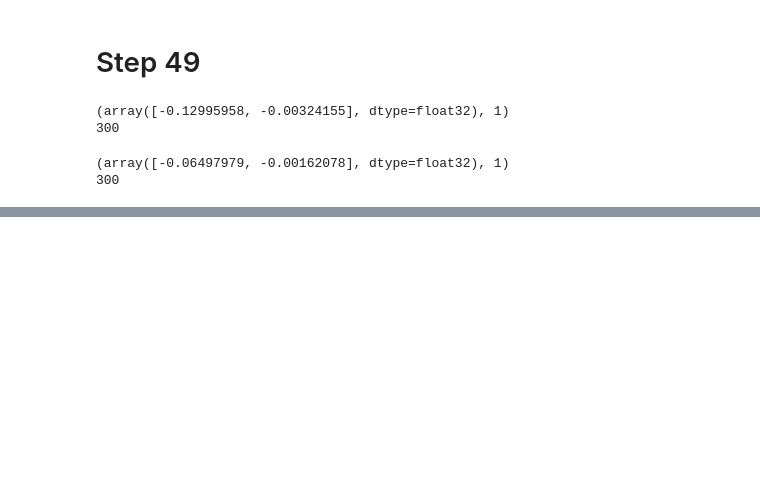
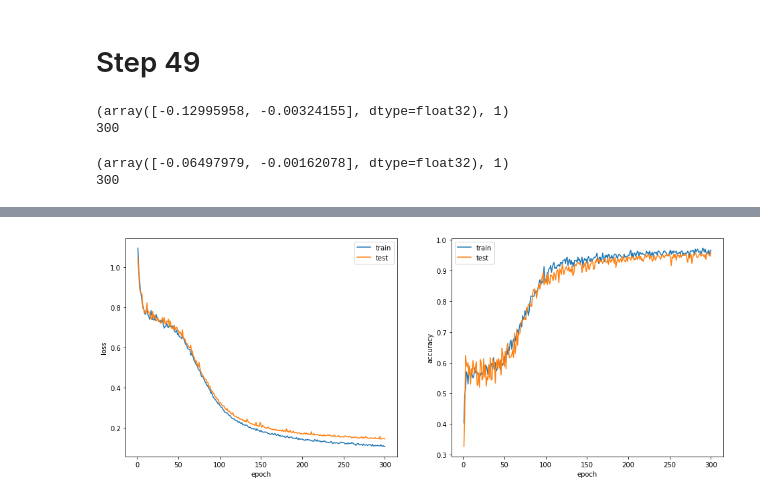
Before and after one commit to Euijune/DL_from_scratch, a Jupyter notebook: Step 49 ~ 50.ipynb, the cells around one changed output, grey strips where cells are left out. Cells and saved outputs as stored; diff of their text form; code cells hidden in the pictures; blank space fills up the shorter version.

Commit message:
Add DataLoader, Accuracy

```diff
--- a/Step 49 ~ 50.ipynb
+++ b/Step 49 ~ 50.ipynb
@@ -32,0 +78,8 @@ print(len(train_set))
+# %%
+import numpy as np
+import dezero.functions as F
+
+y = np.array([[0.2, 0.8, 0], [0.1, 0.9, 0], [0.8, 0.1, 0.1]])
+t = np.array([1,2,0])
+acc = F.accuracy(y, t)
+print(acc)
@@ -32,0 +174,22 @@ print(len(train_set))
+# %%
+import matplotlib.pyplot as plt
+
+plt.figure(figsize=(16, 6))
+
+plt.subplot(121)
+plt.xlabel('epoch')
+plt.ylabel('loss')
+plt.plot(np.arange(1, 301), save_loss_train, label='train')
+plt.plot(np.arange(1, 301), save_loss_test, label='test')
+plt.legend()
+
+plt.subplot(122)
+plt.xlabel('epoch')
+plt.ylabel('accuracy')
+plt.plot(np.arange(1, 301), save_acc_train, label='train')
+plt.plot(np.arange(1, 301), save_acc_test, label='test')
+plt.legend()
+
+plt.show()
+# %% [output]
+[figure, added]
```
Also changed, not shown: parts of 6 cells of this notebook.
